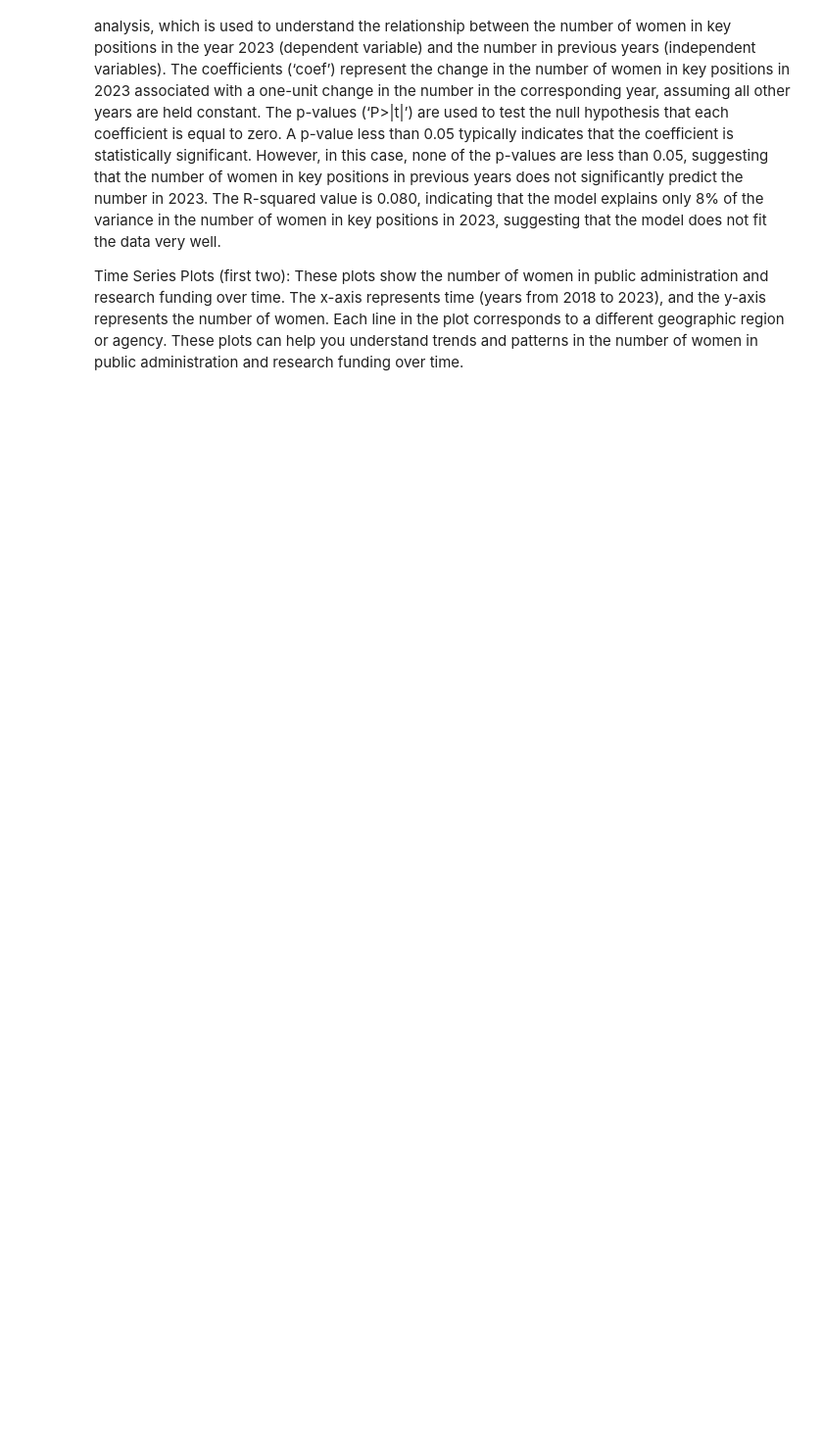
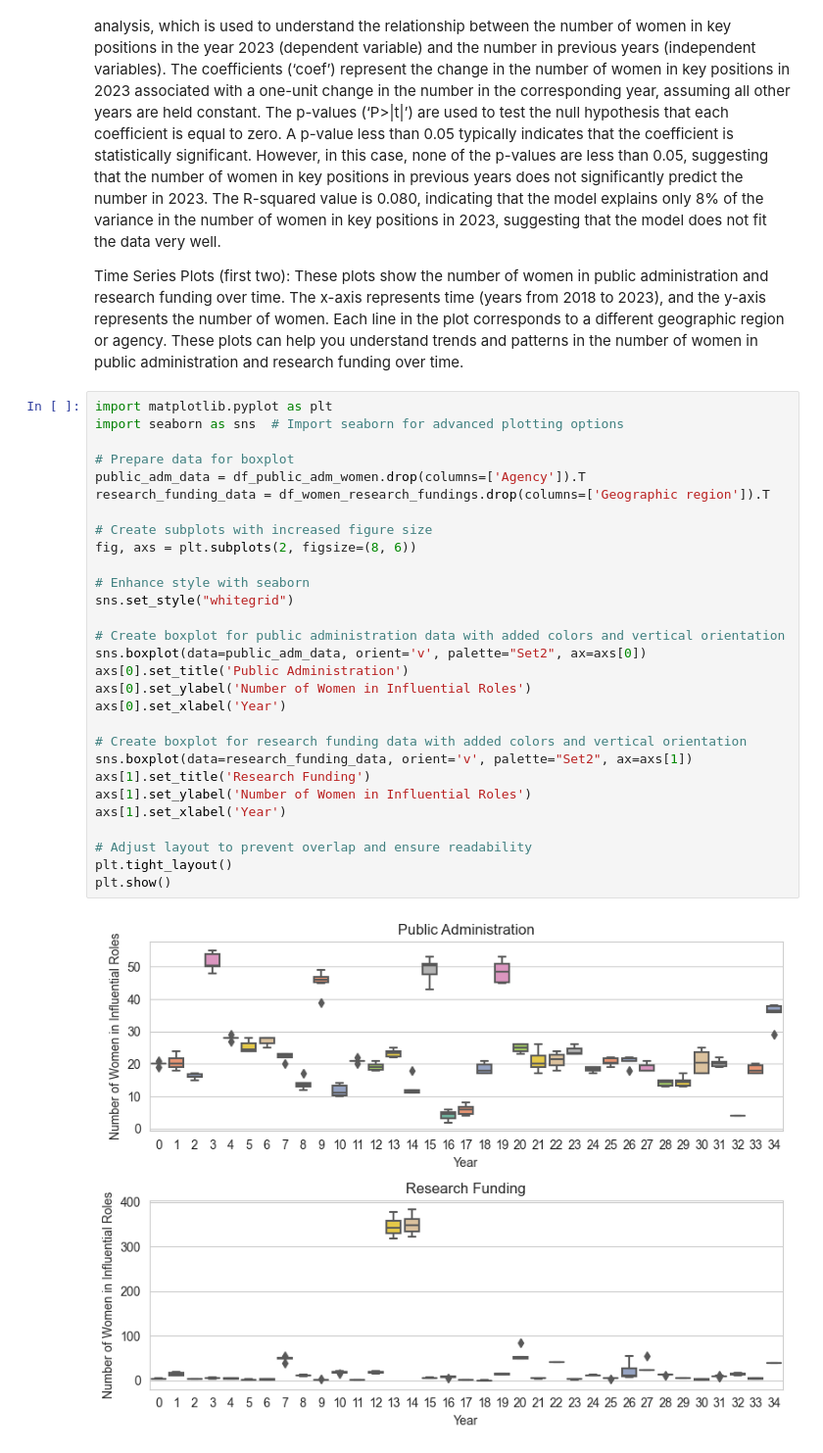
Before and after one commit to alicepicco333/wipEU, a Jupyter notebook: technical_analysis/statistical_analysis.ipynb, the cells around one changed output. Shown at 98% size. Saved outputs shown, nothing was run; the diff lists cells and outputs as text; blank space fills up the shorter version.

```diff
--- a/technical_analysis/statistical_analysis.ipynb
+++ b/technical_analysis/statistical_analysis.ipynb
@@ -282,3 +282,34 @@ OLS Regression Results: This provides the results of an Ordinary Least Squares (
 
 
 Time Series Plots (first two): These plots show the number of women in public administration and research funding over time. The x-axis represents time (years from 2018 to 2023), and the y-axis represents the number of women. Each line in the plot corresponds to a different geographic region or agency. These plots can help you understand trends and patterns in the number of women in public administration and research funding over time.
+# %%
+import matplotlib.pyplot as plt
+import seaborn as sns  # Import seaborn for advanced plotting options
+
+# Prepare data for boxplot
+public_adm_data = df_public_adm_women.drop(columns=['Agency']).T
+research_funding_data = df_women_research_fundings.drop(columns=['Geographic region']).T
+
+# Create subplots with increased figure size
+fig, axs = plt.subplots(2, figsize=(8, 6))
+
+# Enhance style with seaborn
+sns.set_style("whitegrid")
+
+# Create boxplot for public administration data with added colors and vertical orientation
+sns.boxplot(data=public_adm_data, orient='v', palette="Set2", ax=axs[0])
+axs[0].set_title('Public Administration')
+axs[0].set_ylabel('Number of Women in Influential Roles')
+axs[0].set_xlabel('Year')
+
+# Create boxplot for research funding data with added colors and vertical orientation
+sns.boxplot(data=research_funding_data, orient='v', palette="Set2", ax=axs[1])
+axs[1].set_title('Research Funding')
+axs[1].set_ylabel('Number of Women in Influential Roles')
+axs[1].set_xlabel('Year')
+
+# Adjust layout to prevent overlap and ensure readability
+plt.tight_layout()
+plt.show()
+# %% [output]
+[figure, added]
```
Also changed, not shown: parts of 1 cell of this notebook.
